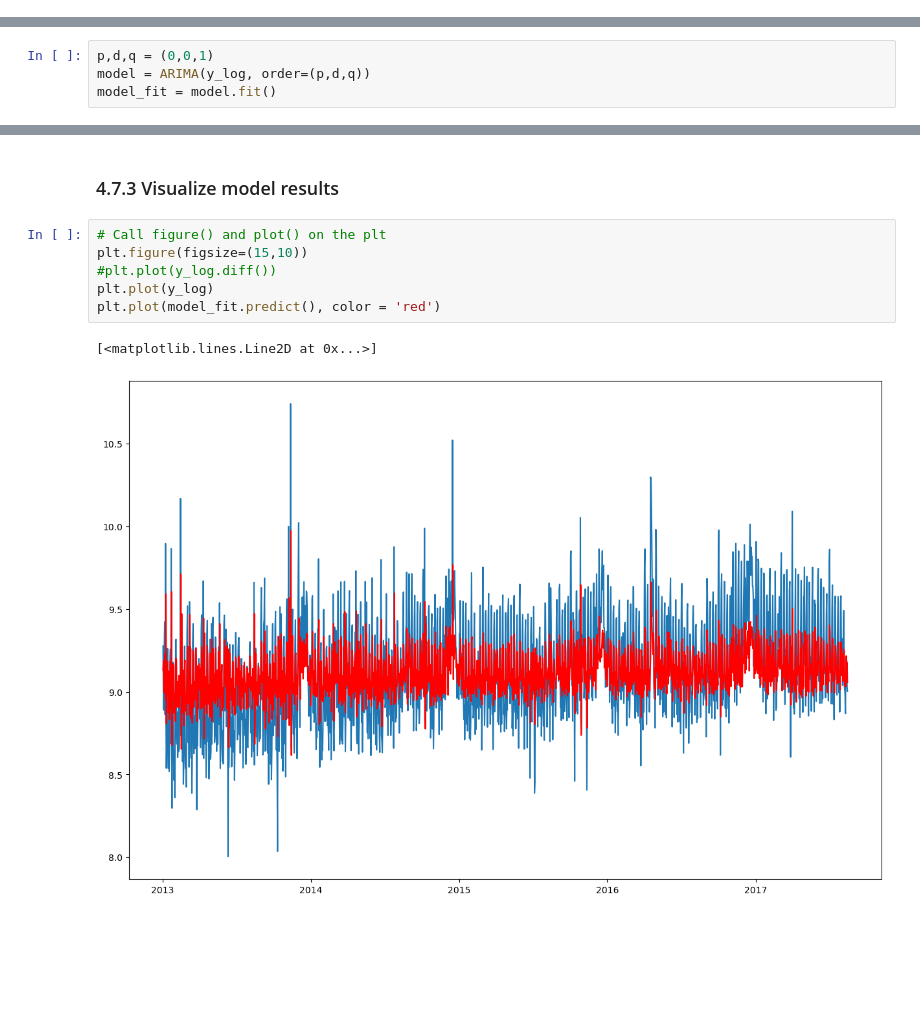
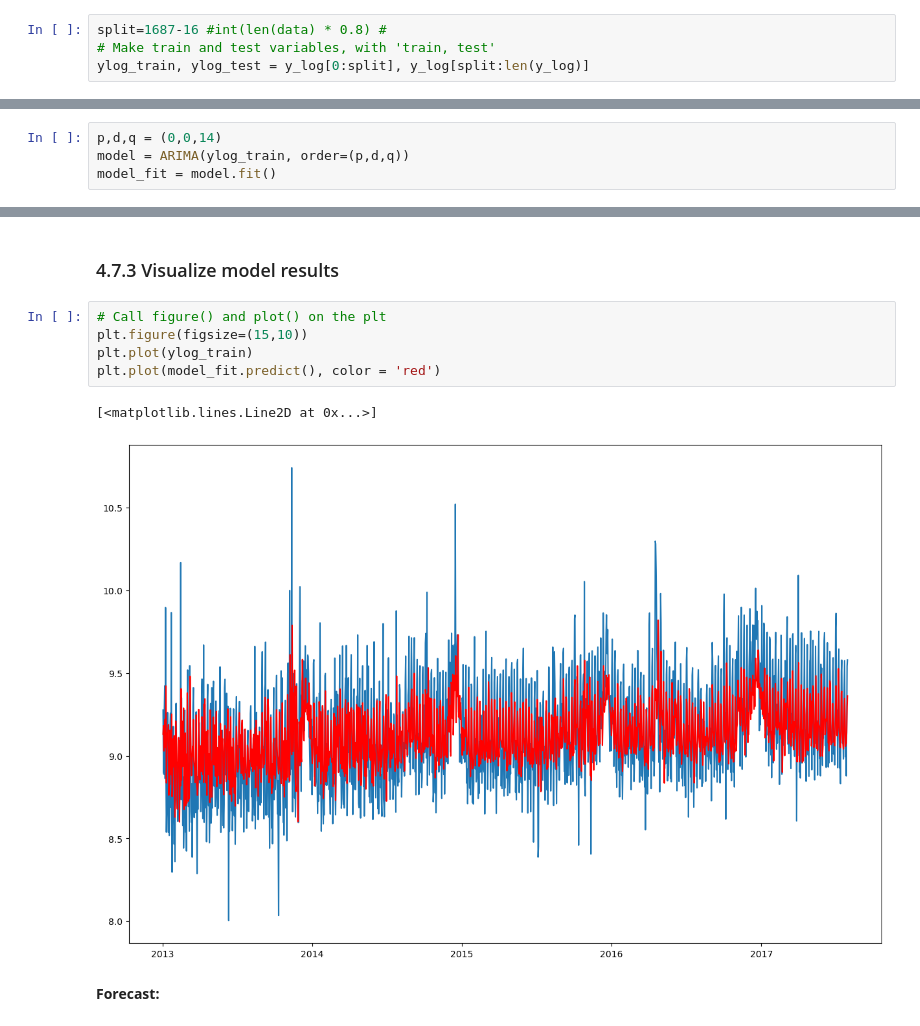
Before and after one commit to zxie9/Capstone-Project-Two, a Jupyter notebook: Notebooks/4. Pre-Processing and ARIMA Model.ipynb, the cells around one changed output, grey strips where cells are left out. Cells and saved outputs as stored; diff of their text form; blank space fills up the shorter version.

Commit message:
arima

```diff
--- a/Notebooks/4. Pre-Processing and ARIMA Model.ipynb
+++ b/Notebooks/4. Pre-Processing and ARIMA Model.ipynb
@@ -234,5 +234,9 @@ Our p-value is now greater than 0.1, so we can accept the null hypothesis that o
 ARIMA models are based around the idea that it's possible to predict the next value in a time series by using information about the most recent data points. It also assumes there will be some randomness in our data that can't ever be predicted.
 # %% [markdown]
 **Train-Test Split:** Since the forecasting horizon is 16 days, we also set the testing set to 16 days.
+# %%
+split=1687-16 #int(len(data) * 0.8) #
+# Make train and test variables, with 'train, test'
+ylog_train, ylog_test = y_log[0:split], y_log[split:len(y_log)]
 # %%
 # Make a function called evaluate_arima_model to find the MSE of a single ARIMA model
@@ -313,6 +323,6 @@ So the best p,d, q, parameters for our ARIMA model are 0, 0, 1 respectively. Now
 # %%
-p,d,q = (0,0,1)
-model = ARIMA(y_log, order=(p,d,q))
+p,d,q = (0,0,14)
+model = ARIMA(ylog_train, order=(p,d,q))
 model_fit = model.fit()
 # %%
 # Call summary() on model_fit
@@ -341,9 +364,10 @@ Warnings:
 # %%
 # Call figure() and plot() on the plt
 plt.figure(figsize=(15,10))
-#plt.plot(y_log.diff())
-plt.plot(y_log)
+plt.plot(ylog_train)
 plt.plot(model_fit.predict(), color = 'red')
 # %% [output]
 [<matplotlib.lines.Line2D at 0x...>]
-[figure, old version]
+[figure, new version]
+# %% [markdown]
+**Forecast:**
```
Also changed, not shown: parts of 16 cells of this notebook.
